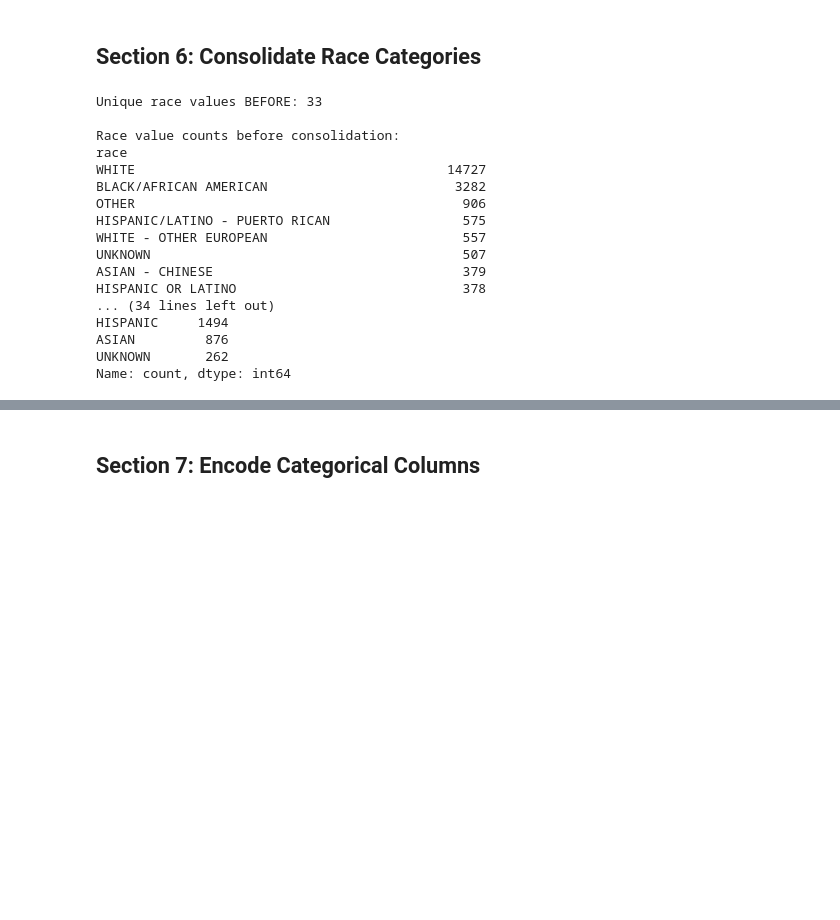
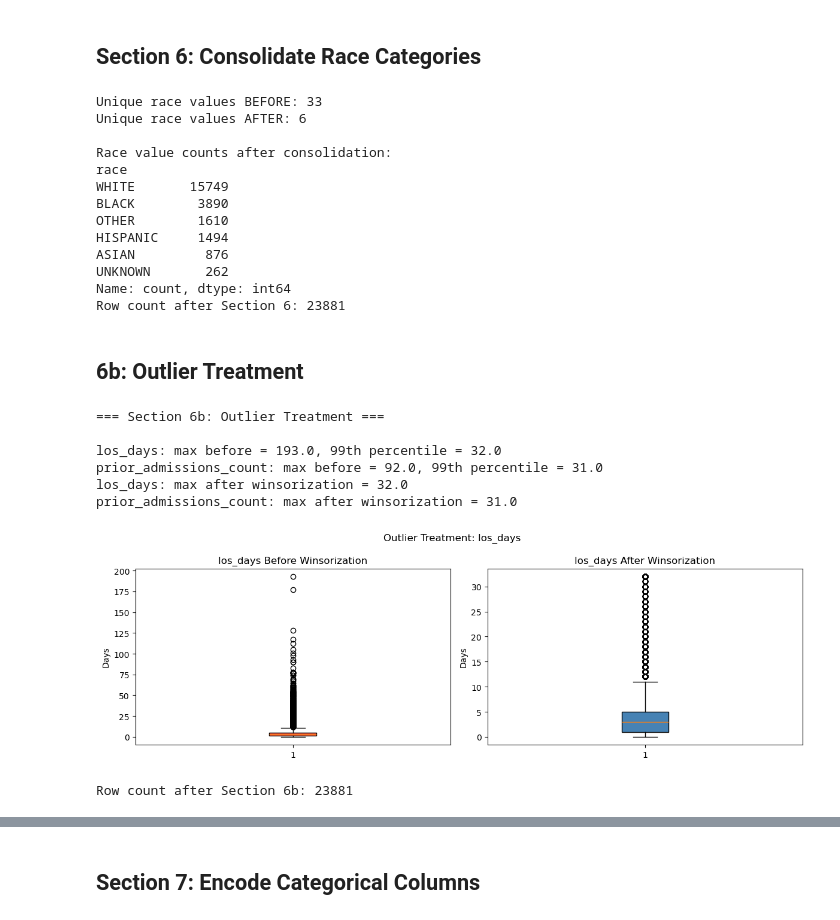
Before and after one commit to Dekayzip/MIMIC-IV-Readmission-Capstone, a Jupyter notebook: preprocessing.ipynb, the cells around one changed output, grey strips where cells are left out. Saved outputs shown, nothing was run; the diff lists cells and outputs as text; code cells hidden in the pictures; blank space fills up the shorter version.

```diff
--- a/preprocessing.ipynb
+++ b/preprocessing.ipynb
@@ -224,9 +258,6 @@ No missing values remaining
 # %%
 n_unique_before = df['race'].nunique()
 print('Unique race values BEFORE:', n_unique_before)
-print()
-print('Race value counts before consolidation:')
-print(df['race'].value_counts(dropna=False))
 
 race_upper = df['race'].fillna('UNKNOWN').str.upper()
 
@@ -241,26 +272,72 @@ choices = ['WHITE', 'BLACK', 'HISPANIC', 'ASIAN', 'OTHER']
 df['race'] = np.select(conditions, choices, default='UNKNOWN')
 
 n_unique_after = df['race'].nunique()
-print()
 print('Unique race values AFTER:', n_unique_after)
 print()
 print('Race value counts after consolidation:')
 print(df['race'].value_counts())
+print(f'Row count after Section 6: {df.shape[0]}')
 # %% [output]
 Unique race values BEFORE: 33
+Unique race values AFTER: 6
 
-Race value counts before consolidation:
+Race value counts after consolidation:
 race
-WHITE                                        14727
-BLACK/AFRICAN AMERICAN                        3282
-OTHER                                          906
-HISPANIC/LATINO - PUERTO RICAN                 575
-WHITE - OTHER EUROPEAN                         557
-UNKNOWN                                        507
-ASIAN - CHINESE                                379
-HISPANIC OR LATINO                             378
-... (34 lines left out)
+WHITE       15749
+BLACK        3890
+OTHER        1610
 HISPANIC     1494
 ASIAN         876
 UNKNOWN       262
 Name: count, dtype: int64
+Row count after Section 6: 23881
+# %% [markdown]
+## 6b: Outlier Treatment
+# %%
+print('=== Section 6b: Outlier Treatment ===')
+print()
+
+for col in ['los_days', 'prior_admissions_count']:
+    if col not in df.columns:
+        print(f'{col} not found, skipping')
+        continue
+    p99 = df[col].quantile(0.99)
+    print(f'{col}: max before = {df[col].max():.1f}, 99th percentile = {p99:.1f}')
+
+# Store originals for plotting
+los_before = df['los_days'].copy()
+prior_before = df['prior_admissions_count'].copy()
+
+# Winsorize at 99th percentile
+for col in ['los_days', 'prior_admissions_count']:
+    if col in df.columns:
+        p99 = df[col].quantile(0.99)
+        df[col] = df[col].clip(upper=p99)
+        print(f'{col}: max after winsorization = {df[col].max():.1f}')
+
+# Plot before and after for los_days
+fig, axes = plt.subplots(1, 2, figsize=(12, 4))
+axes[0].boxplot(los_before.dropna(), patch_artist=True,
+                boxprops=dict(facecolor='tomato'))
+axes[0].set_title('los_days Before Winsorization')
+axes[0].set_ylabel('Days')
+
+axes[1].boxplot(df['los_days'].dropna(), patch_artist=True,
+                boxprops=dict(facecolor='steelblue'))
+axes[1].set_title('los_days After Winsorization')
+axes[1].set_ylabel('Days')
+
+plt.suptitle('Outlier Treatment: los_days')
+plt.tight_layout()
+plt.show()
+
+print(f'Row count after Section 6b: {df.shape[0]}')
+# %% [output]
+=== Section 6b: Outlier Treatment ===
+
+los_days: max before = 193.0, 99th percentile = 32.0
+prior_admissions_count: max before = 92.0, 99th percentile = 31.0
+los_days: max after winsorization = 32.0
+prior_admissions_count: max after winsorization = 31.0
+[figure, added]
+Row count after Section 6b: 23881
```
Also changed, not shown: parts of 11 cells of this notebook, 3 other files.
